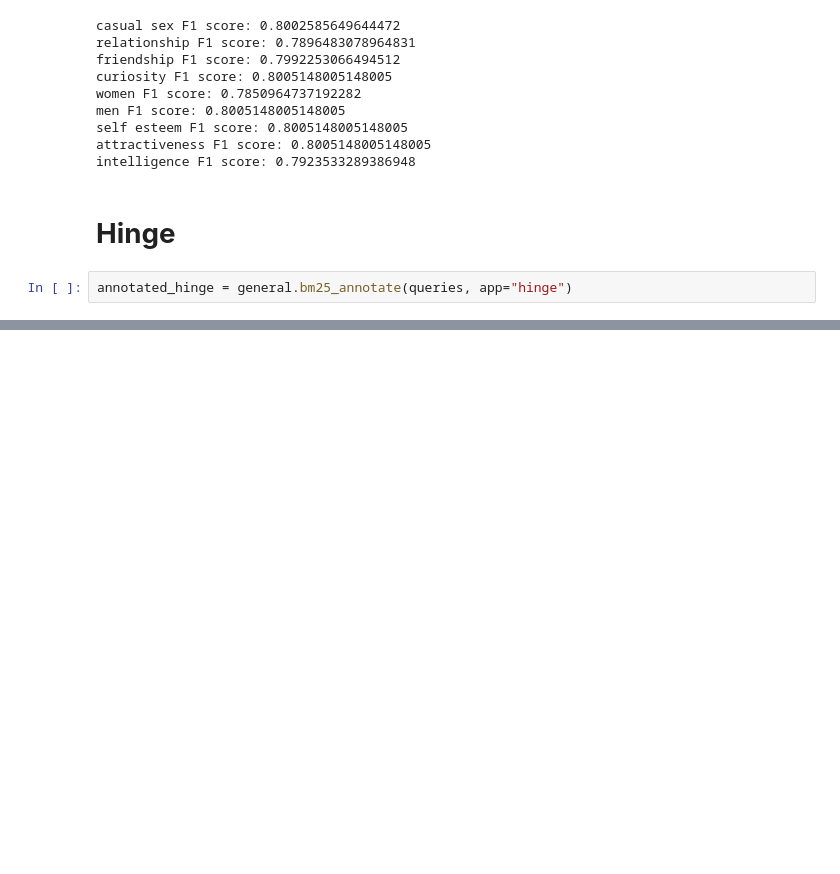
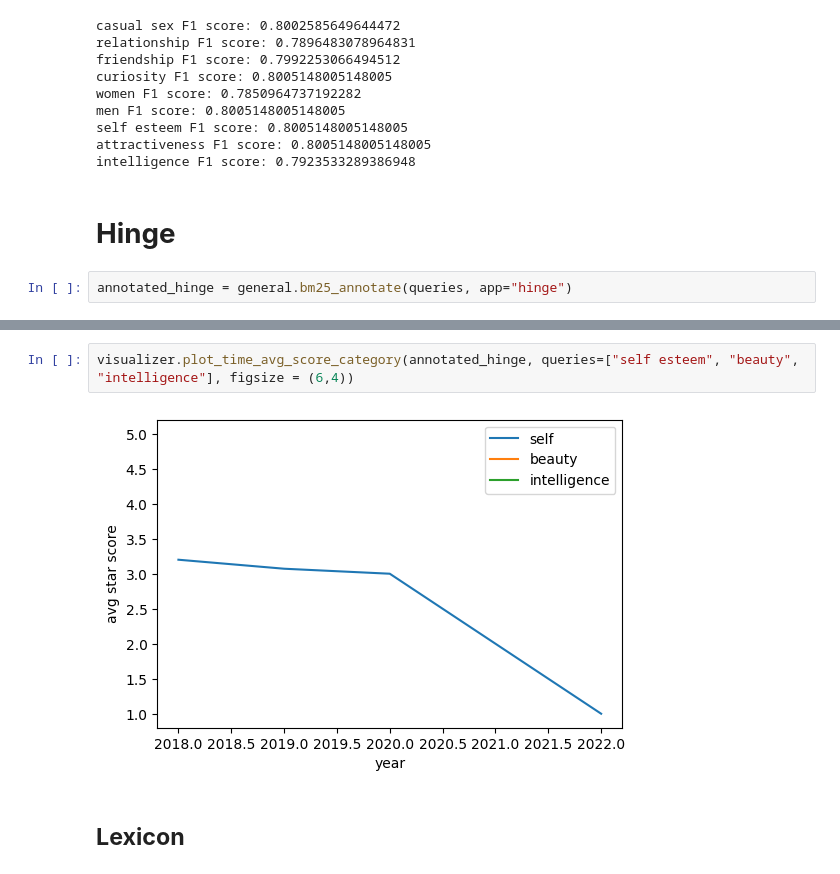
Before and after one commit to aleceress/datingapp_sentiment, a Jupyter notebook: evaluation.ipynb, the cells around one changed output, grey strips where cells are left out. Drawn from its saved outputs; the diff is of its cells as text; blank space fills up the shorter version.

```diff
--- a/evaluation.ipynb
+++ b/evaluation.ipynb
@@ -186,0 +227,6 @@ annotated_hinge = general.bm25_annotate(queries, app="hinge")
+# %%
+visualizer.plot_time_avg_score_category(annotated_hinge, queries=["self esteem", "beauty", "intelligence"], figsize = (6,4))
+# %% [output]
+[figure, added]
+# %% [markdown]
+## __Lexicon__
```
Also changed, not shown: parts of 8 cells of this notebook.
